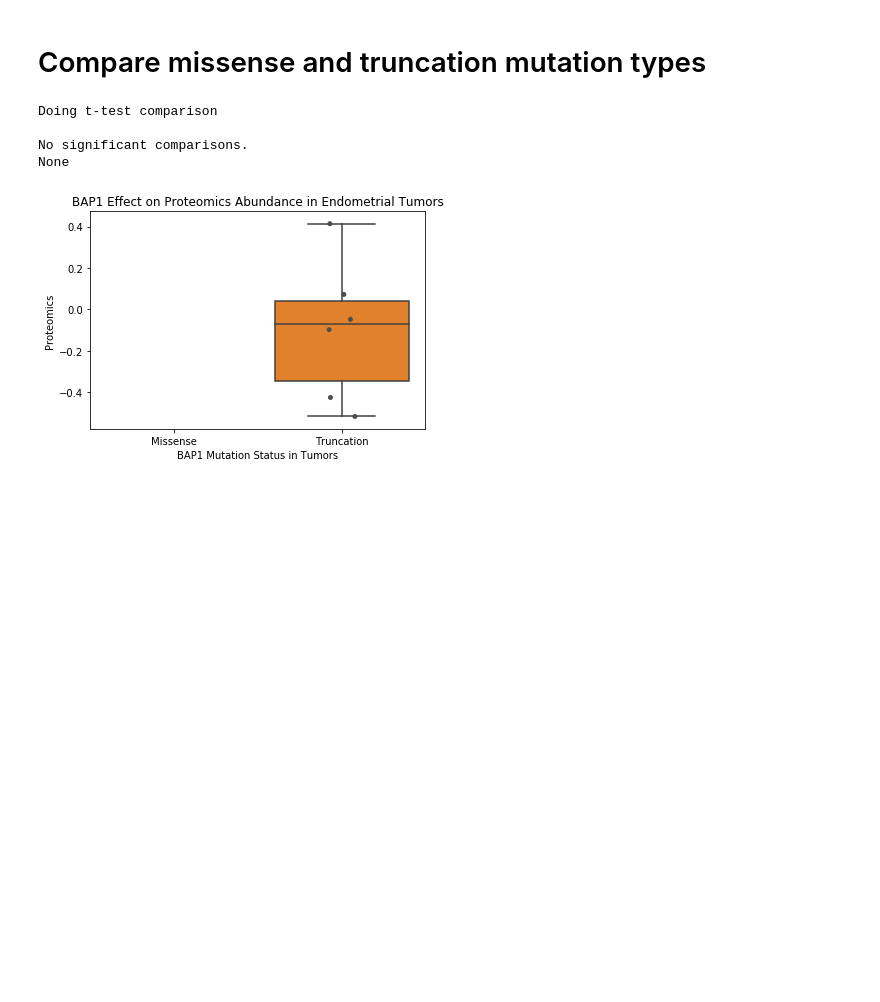
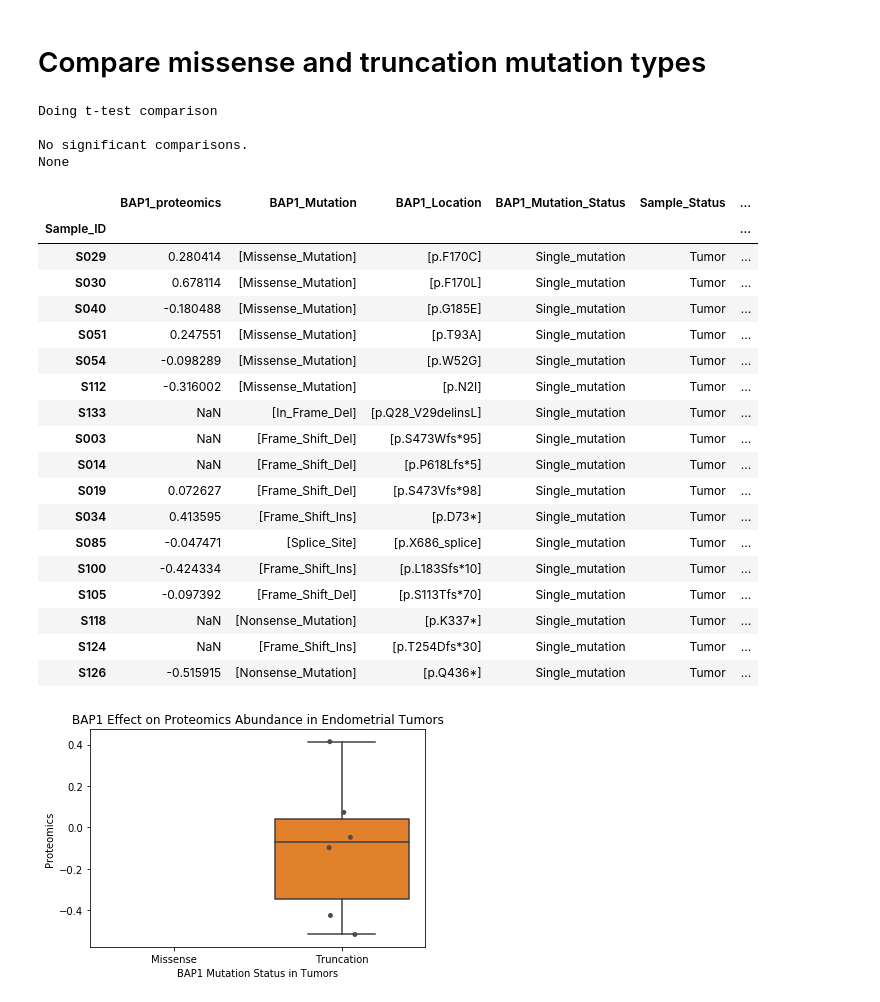
Before and after one commit to PayneLab/WhenMutationsMatter, a Jupyter notebook: Protein Notebooks/Kidney/BAP1/BAP1_cis_proteomics.ipynb, the cells around one changed output. Drawn from its saved outputs; the diff is of its cells as text; code cells hidden in the pictures; blank space fills up the shorter version.

```diff
--- a/Protein Notebooks/Kidney/BAP1/BAP1_cis_proteomics.ipynb
+++ b/Protein Notebooks/Kidney/BAP1/BAP1_cis_proteomics.ipynb
@@ -81,12 +81,32 @@ plt.show()
 # %%
 rc_type = f.get_missence_truncation_comparison(rc_object, 'proteomics', gene)
 
 print("Doing t-test comparison\n")
 significant_pval_results = al.wrap_ttest(rc_type, 'binary_mutations', omics_col_list)
 print(significant_pval_results)
+rc_type
 # %% [output]
 Doing t-test comparison
 
 No significant comparisons.
 None
+|  | BAP1_proteomics | BAP1_Mutation | BAP1_Location | BAP1_Mutation_Status | Sample_Status | ... |
+| Sample_ID |  |  |  |  |  | ... |
+| S029 | 0.280414 | [Missense_Mutation] | [p.F170C] | Single_mutation | Tumor | ... |
+| S030 | 0.678114 | [Missense_Mutation] | [p.F170L] | Single_mutation | Tumor | ... |
+| S040 | -0.180488 | [Missense_Mutation] | [p.G185E] | Single_mutation | Tumor | ... |
+| S051 | 0.247551 | [Missense_Mutation] | [p.T93A] | Single_mutation | Tumor | ... |
+| S054 | -0.098289 | [Missense_Mutation] | [p.W52G] | Single_mutation | Tumor | ... |
+| S112 | -0.316002 | [Missense_Mutation] | [p.N2I] | Single_mutation | Tumor | ... |
+| S133 | NaN | [In_Frame_Del] | [p.Q28_V29delinsL] | Single_mutation | Tumor | ... |
+| S003 | NaN | [Frame_Shift_Del] | [p.S473Wfs*95] | Single_mutation | Tumor | ... |
+| S014 | NaN | [Frame_Shift_Del] | [p.P618Lfs*5] | Single_mutation | Tumor | ... |
+| S019 | 0.072627 | [Frame_Shift_Del] | [p.S473Vfs*98] | Single_mutation | Tumor | ... |
+| S034 | 0.413595 | [Frame_Shift_Ins] | [p.D73*] | Single_mutation | Tumor | ... |
+| S085 | -0.047471 | [Splice_Site] | [p.X686_splice] | Single_mutation | Tumor | ... |
+| S100 | -0.424334 | [Frame_Shift_Ins] | [p.L183Sfs*10] | Single_mutation | Tumor | ... |
+| S105 | -0.097392 | [Frame_Shift_Del] | [p.S113Tfs*70] | Single_mutation | Tumor | ... |
+| S118 | NaN | [Nonsense_Mutation] | [p.K337*] | Single_mutation | Tumor | ... |
+| S124 | NaN | [Frame_Shift_Ins] | [p.T254Dfs*30] | Single_mutation | Tumor | ... |
+| S126 | -0.515915 | [Nonsense_Mutation] | [p.Q436*] | Single_mutation | Tumor | ... |
 # %%
```
Also changed, not shown: parts of 2 cells of this notebook, 9 other files.
